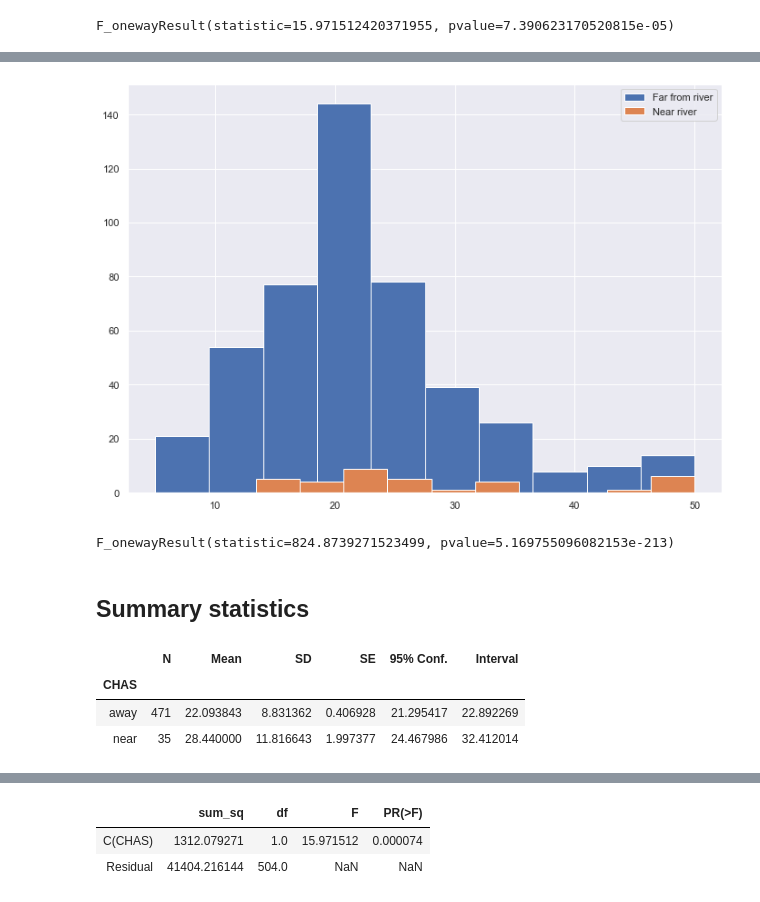
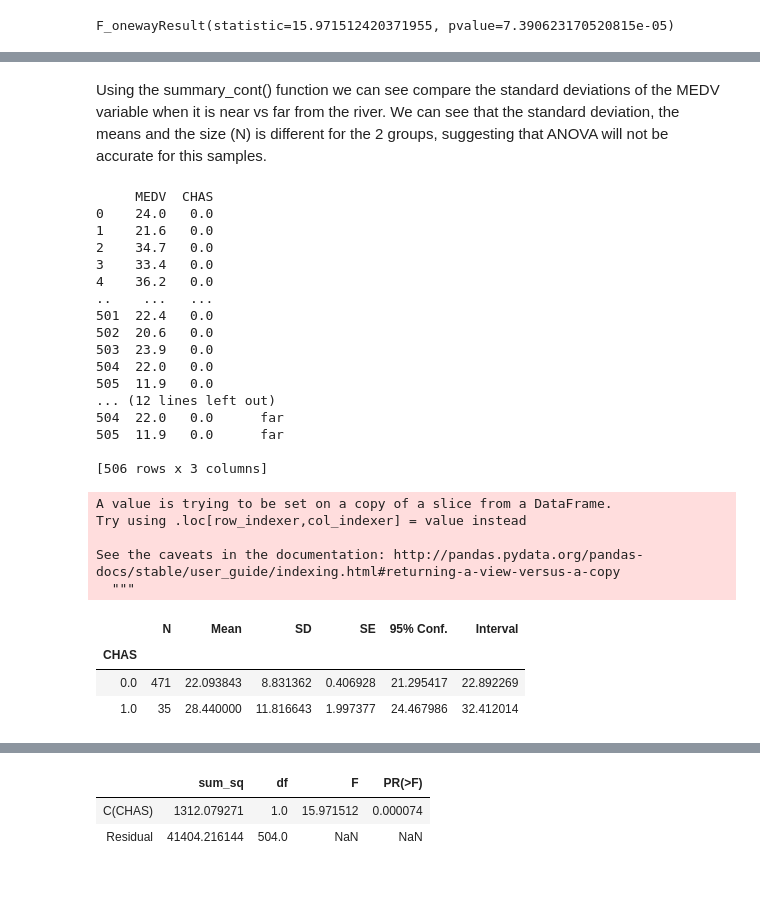
Before and after one commit to joanh3aly/boston-house-prices, a Jupyter notebook: boston-house-prices-analysis.ipynb, the cells around one changed output, grey strips where cells are left out. Drawn from its saved outputs; the diff is of its cells as text; code cells hidden in the pictures.

```diff
--- a/boston-house-prices-analysis.ipynb
+++ b/boston-house-prices-analysis.ipynb
@@ -412,27 +415,45 @@ ANOVA is accurate when group sizes are equal (as we can see from the list below)
 ** Same caveat as above, if group sizes are equal, the F-statistic is robust to this violation
 - Independent observations
 [8]
-# %%
-plt.hist(boston.MEDV[chas == 0], label='Far from river')
-plt.hist(boston.MEDV[chas == 1], label='Near river')
-plt.legend()
-plt.show()
-# %% [output]
-[figure, removed]
-# %%
-ss.f_oneway(boston.MEDV[chas == 0], boston.MEDV[chas == 1], boston.RM)
-# %% [output]
-F_onewayResult(statistic=824.8739271523499, pvalue=5.169755096082153e-213)
-# %% [markdown]
-## Summary statistics
+# %% [markdown]
+Using the summary_cont() function we can see compare the standard deviations of the MEDV variable when it is near vs far from the river. We can see that the standard deviation, the means and the size (N) is different for the 2 groups, suggesting that ANOVA will not be accurate for this samples.
 # %%
-boston.CHAS.replace({0: 'away', 1: 'near'}, inplace= True)
+boston_string = boston[['MEDV', 'CHAS']]
+print(boston_string)
+# boston_string = pd.DataFrame()
+
+boston_string['distance'] = boston.CHAS.replace({0: 'far', 1: 'near'})
+
+print(boston_string)
+
 rp.summary_cont(boston['MEDV'].groupby(boston['CHAS']))
 # %% [output]
+     MEDV  CHAS
+0    24.0   0.0
+1    21.6   0.0
+2    34.7   0.0
+3    33.4   0.0
+4    36.2   0.0
+..    ...   ...
+501  22.4   0.0
+502  20.6   0.0
+503  23.9   0.0
+504  22.0   0.0
+505  11.9   0.0
+... (12 lines left out)
+504  22.0   0.0      far
+505  11.9   0.0      far
+
+[506 rows x 3 columns]
+A value is trying to be set on a copy of a slice from a DataFrame.
+Try using .loc[row_indexer,col_indexer] = value instead
+
+See the caveats in the documentation: http://pandas.pydata.org/pandas-docs/stable/user_guide/indexing.html#returning-a-view-versus-a-copy
+  """
 |  | N | Mean | SD | SE | 95% Conf. | Interval |
 | CHAS |  |  |  |  |  |  |
-| away | 471 | 22.093843 | 8.831362 | 0.406928 | 21.295417 | 22.892269 |
-| near | 35 | 28.440000 | 11.816643 | 1.997377 | 24.467986 | 32.412014 |
+| 0.0 | 471 | 22.093843 | 8.831362 | 0.406928 | 21.295417 | 22.892269 |
+| 1.0 | 35 | 28.440000 | 11.816643 | 1.997377 | 24.467986 | 32.412014 |
 # %%
 results = ols('MEDV ~ C(CHAS)', data=boston).fit()
 results.summary()
```
Also changed, not shown: parts of 65 cells of this notebook, 1 other file.
